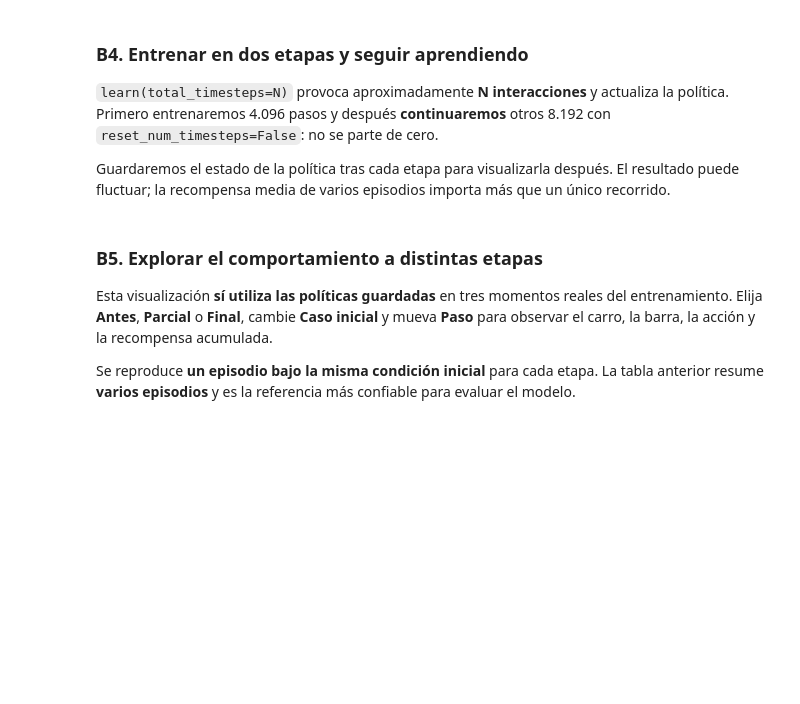
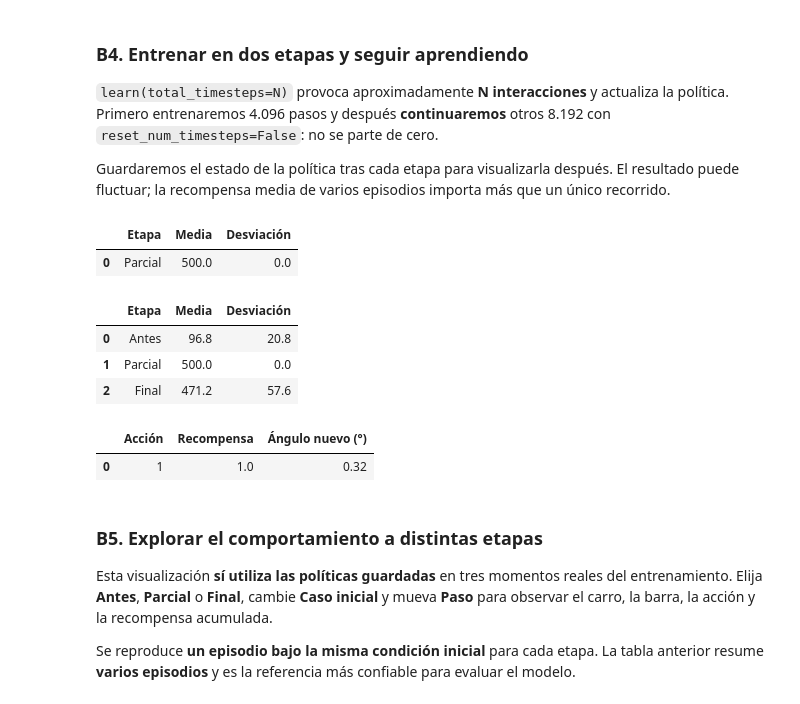
Before and after one commit to Airkrip1/Taller-KMeans-PPO, a Jupyter notebook: Taller_Estudiantes_KMeans_PPO.ipynb, the cells around one changed output. Drawn from its saved outputs; the diff is of its cells as text; code cells hidden in the pictures; blank space fills up the shorter version.

```diff
--- a/Taller_Estudiantes_KMeans_PPO.ipynb
+++ b/Taller_Estudiantes_KMeans_PPO.ipynb
@@ -165,7 +225,7 @@ Un **paso** (`step`) es una acción y su consecuencia. Varios pasos forman un **
 Aquí el entorno otorga **+1 por cada paso**, incluido el último; si el episodio dura 120 pasos, su recompensa total es 120. No equivale a 120 % de precisión. `reset()` empieza un episodio y `step(accion)` devuelve el nuevo estado, recompensa y señales de finalización.
 # %%
 estado, _ = entorno.reset(seed=17)
-accion = ...  # Complete: pruebe 0 (izquierda) y luego 1 (derecha)
+accion = 1  # Complete: pruebe 0 (izquierda) y luego 1 (derecha)
 nuevo_estado, recompensa, terminado, truncado, _ = entorno.step(accion)
 
 display(pd.DataFrame({"Acción": [accion],
@@ -183,7 +246,7 @@ PPO utiliza las experiencias del agente para **ajustar una política de decision
 
 Un episodio puede terminar en 15 o en 300 pasos. Un entrenamiento contiene muchos episodios y actualizaciones.
 # %%
-epocas_por_actualizacion = ...  # Complete: pruebe 5
+epocas_por_actualizacion = 5  # Complete: pruebe 5
 agente = PPO("MlpPolicy", entorno, n_steps=512, batch_size=64,
              n_epochs=epocas_por_actualizacion, verbose=0,
              seed=42, device="cpu")
@@ -195,7 +258,7 @@ pesos_inicio = apoyo_visual.guardar_politica(agente)
 
 Ejemplo: si tres episodios entregan **20, 40 y 60**, la recompensa media es **40**. Un episodio aislado no representa necesariamente el rendimiento general. Una política sin entrenamiento puede equilibrar la barra durante algunos pasos por casualidad.
 # %%
-episodios_evaluacion = ...  # Complete: use 5 episodios
+episodios_evaluacion = 5  # Complete: use 5 episodios
 entorno_evaluacion = Monitor(gym.make(nombre_entorno))
 media_inicio, desv_inicio = evaluate_policy(
     agente, entorno_evaluacion,
@@ -210,7 +276,7 @@ display(pd.DataFrame({"Etapa": ["Antes"], "Media": [round(media_inicio, 1)],
 
 Guardaremos el estado de la política tras cada etapa para visualizarla después. El resultado puede fluctuar; la recompensa media de varios episodios importa más que un único recorrido.
 # %%
-pasos_primera_etapa = ...  # Complete: use 4096
+pasos_primera_etapa = 4096  # Complete: use 4096
 agente.learn(total_timesteps=pasos_primera_etapa, reset_num_timesteps=False)
 pesos_mitad = apoyo_visual.guardar_politica(agente)
 media_mitad, desv_mitad = evaluate_policy(
@@ -219,26 +285,49 @@ media_mitad, desv_mitad = evaluate_policy(
 )
 display(pd.DataFrame({"Etapa": ["Parcial"], "Media": [round(media_mitad, 1)],
                       "Desviación": [round(desv_mitad, 1)]}))
+# %% [output]
+|  | Etapa | Media | Desviación |
+| 0 | Parcial | 500.0 | 0.0 |
 # %%
-pasos_segunda_etapa = ...  # Complete: use 8192
-agente.learn(total_timesteps=pasos_segunda_etapa, reset_num_timesteps=False)
+pasos_segunda_etapa = 8192
+
+agente.learn(
+    total_timesteps=pasos_segunda_etapa,
+    reset_num_timesteps=False
+)
+
 pesos_final = apoyo_visual.guardar_politica(agente)
+
 media_final, desv_final = evaluate_policy(
-    agente, entorno_evaluacion,
-    n_eval_episodes=episodios_evaluacion, deterministic=True
+    agente,
+    entorno_evaluacion,
+    n_eval_episodes=episodios_evaluacion,
+    deterministic=True
 )
-resumen = pd.DataFrame({"Etapa": ["Antes", "Parcial", "Final"],
-                        "Media": [media_inicio, media_mitad, media_final],
-                        "Desviación": [desv_inicio, desv_mitad, desv_final]})
+
+resumen = pd.DataFrame({
+    "Etapa": ["Antes", "Parcial", "Final"],
+    "Media": [media_inicio, media_mitad, media_final],
+    "Desviación": [desv_inicio, desv_mitad, desv_final]
+})
+
 display(resumen.round(1))
+# %% [output]
+|  | Etapa | Media | Desviación |
+| 0 | Antes | 96.8 | 20.8 |
+| 1 | Parcial | 500.0 | 0.0 |
+| 2 | Final | 471.2 | 57.6 |
 # %%
 # predict(estado) elige una acción sin reentrenar la política.
 estado, _ = entorno.reset(seed=17)
-determinista = ...  # Complete: use True
+determinista = True  # Complete: use True
 accion, _ = agente.predict(estado, deterministic=determinista)
 estado_nuevo, recompensa, terminado, truncado, _ = entorno.step(int(accion))
 display(pd.DataFrame({"Acción": [int(accion)], "Recompensa": [recompensa],
                       "Ángulo nuevo (°)": [round(float(np.degrees(estado_nuevo[2])), 2)]}))
+# %% [output]
+|  | Acción | Recompensa | Ángulo nuevo (°) |
+| 0 | 1 | 1.0 | 0.32 |
 # %% [markdown]
 ### B5. Explorar el comportamiento a distintas etapas
 
```
Also changed, not shown: parts of 14 cells of this notebook.
